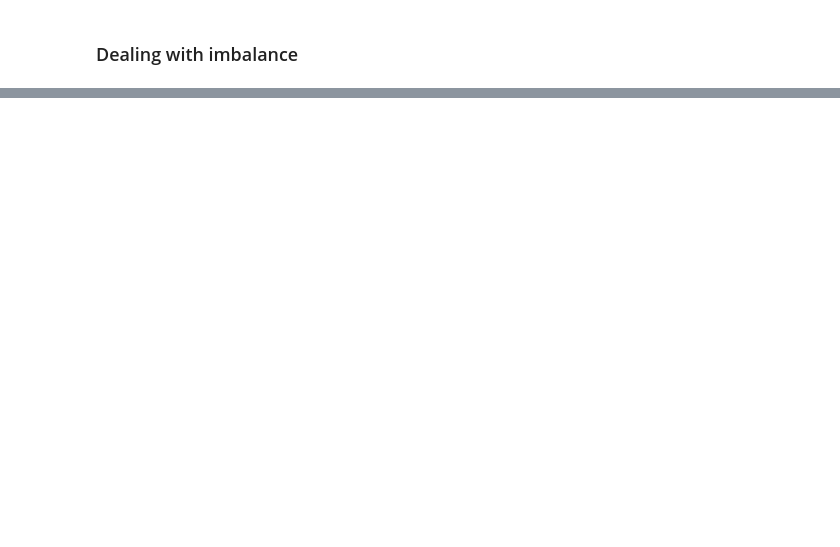
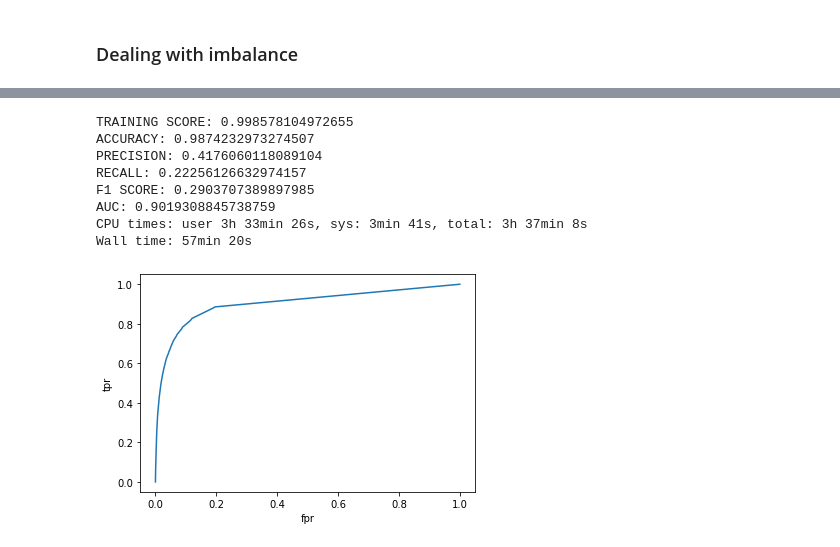
Before and after one commit to Laurajmoreno/ML_and_CRO, a Jupyter notebook: CLASSIFICATION_OPTIMIZATION_Random-Forest-with-fulldata-no-carrito-pedido.ipynb, the cells around one changed output, grey strips where cells are left out. Drawn from its saved outputs; the diff is of its cells as text; code cells hidden in the pictures; blank space fills up the shorter version.

```diff
--- a/CLASSIFICATION_OPTIMIZATION_Random-Forest-with-fulldata-no-carrito-pedido.ipynb
+++ b/CLASSIFICATION_OPTIMIZATION_Random-Forest-with-fulldata-no-carrito-pedido.ipynb
@@ -1630,0 +1881,18 @@ X_test_final_df
+# %%
+X_train_featsel_over=np.load(data_root+'X_train_featsel_borderSMOTE.npy')
+y_train_over=np.load(data_root+'y_train_borderSMOTE.npy')
+# %%
+%%time
+
+clf = RandomForestClassifier(n_estimators=100,n_jobs=-1, oob_score=True,bootstrap=True,random_state=42)
+evaluate(clf,X_train_featsel_over, X_test_final, y_train_over, y_test)
+# %% [output]
+TRAINING SCORE: 0.998578104972655
+ACCURACY: 0.9874232973274507
+PRECISION: 0.4176060118089104
+RECALL: 0.22256126632974157
+F1 SCORE: 0.2903707389897985
+AUC: 0.9019308845738759
+CPU times: user 3h 33min 26s, sys: 3min 41s, total: 3h 37min 8s
+Wall time: 57min 20s
+[figure, added]
```
Also changed, not shown: parts of 41 cells of this notebook, 1 other file.
